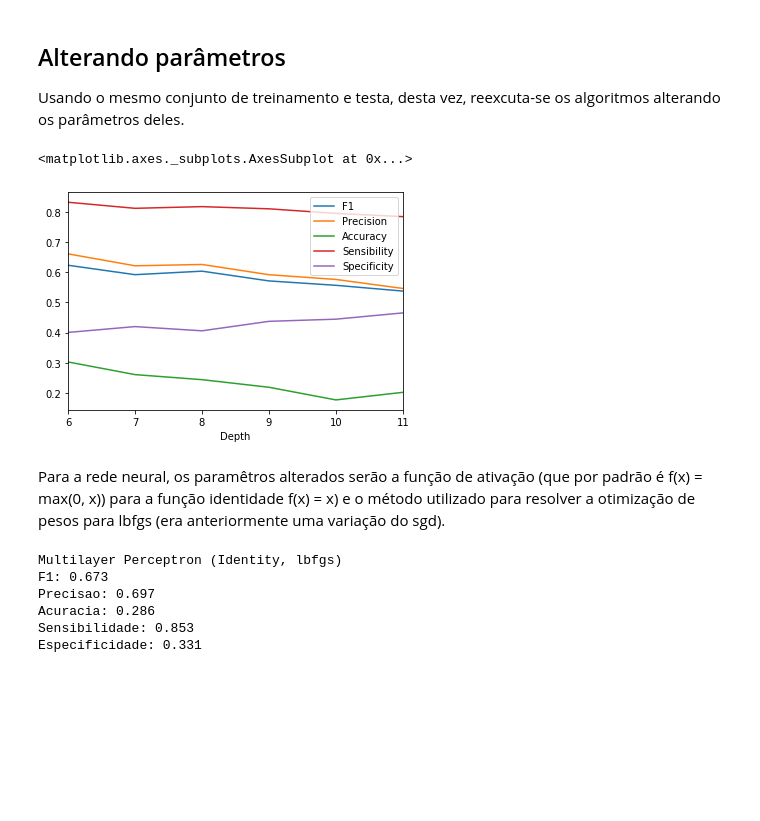
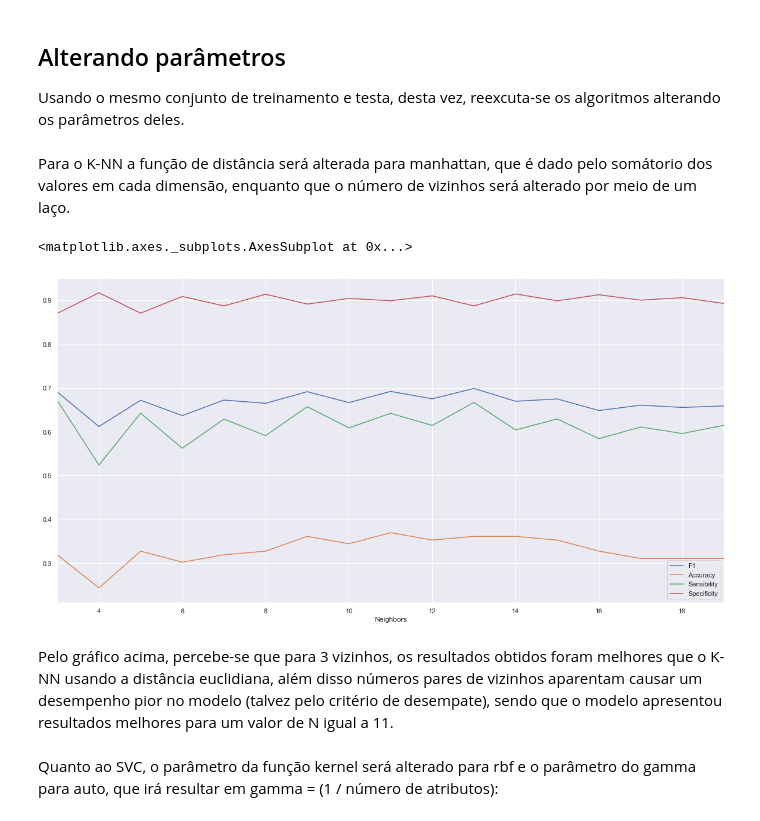
Before and after one commit to DefinitelyNotACactus/AI, a Jupyter notebook: Classification/Q1 - Classification.ipynb, the cells around one changed output. Drawn from its saved outputs; the diff is of its cells as text; code cells hidden in the pictures; blank space fills up the shorter version.

```diff
--- a/Classification/Q1 - Classification.ipynb
+++ b/Classification/Q1 - Classification.ipynb
@@ -307,4 +324,0 @@ O primeiro algoritmo utilizado será a árvore de decisão para classificação:
-# %%
-dtc = tree.DecisionTreeClassifier(random_state = 42)
-dtc.fit(train, trainTarget)
-resultDtc = dtc.predict(test)
@@ -313,4 +324,0 @@ O segundo algoritmo utilizado será a rede neural perceptron multicamadas:
-# %%
-mlp = neural_network.MLPClassifier(max_iter = 1000, random_state = 42)
-mlp.fit(train, trainTarget)
-resultMlp = mlp.predict(test)
@@ -316,0 +329,4 @@ resultMlp = mlp.predict(test)
+# %%
+classifierKnn = multiclass.OneVsRestClassifier(neighbors.KNeighborsClassifier(n_neighbors = 3, p = 2, metric = "minkowski"))
+classifierKnn.fit(train, trainTarget)
+resultKnn = classifierKnn.predict(test)
@@ -317 +339,5 @@ resultMlp = mlp.predict(test)
+# %%
+classifierSvc = multiclass.OneVsRestClassifier(svm.SVC(kernel = 'poly', gamma = 'scale', random_state = 42))
+classifierSvc.fit(train, trainTarget)
+resultSvc = classifierSvc.predict(test)
 # %% [markdown]
@@ -359,46 +446,38 @@ Especificidade: 0.356
 # %% [markdown]
 ## Alterando parâmetros
 Usando o mesmo conjunto de treinamento e testa, desta vez, reexcuta-se os algoritmos alterando os parâmetros deles.
+# %% [markdown]
+Para o K-NN a função de distância será alterada para manhattan, que é dado pelo somátorio dos valores em cada dimensão, enquanto que o número de vizinhos será alterado por meio de um laço.
 # %%
-results_depth = []
+results_neighbors = []
 
-for depth in range(6, 12):
-    dtc2 = tree.DecisionTreeClassifier(criterion = "entropy", max_depth = depth, random_state = 42)
-    dtc2.fit(train, trainTarget)
-    resultDtc2 = dtc2.predict(test)
+for n in range(3, 20):
+    classifierKnn = multiclass.OneVsRestClassifier(neighbors.KNeighborsClassifier(n_neighbors = n, p = 2, metric = "manhattan"))
+    classifierKnn.fit(train, trainTarget)
+    resultKnn = classifierKnn.predict(test)
 
-    matrix = metrics.multilabel_confusion_matrix(testTarget, resultDtc2)
+    matrix = metrics.multilabel_confusion_matrix(testTarget, resultKnn)
     sens = 0
     spec = 0
     for i in range(len(matrix)):
-        [[true_positive, false_positive], [true_negative, false_negative]] = matrix[i]
-        sens += (true_positive / (true_positive + false_positive))
-        spec += (true_negative / (true_negative + false_negative))
+        [[true_negative, false_positive], [false_negative, true_positive]] = matrix[i]
+        sen = (true_positive / (true_positive + false_negative))
+        sp = (true_negative / (true_negative + false_positive))
+        sens += sen
+        spec += sp
 
-    results_depth.append({"Depth": depth,
-                         "F1": metrics.f1_score(testTarget, resultDtc2, average = 'macro'),
-                         "Precision": metrics.precision_score(testTarget, resultDtc2, average = 'macro'),
-                         "Accuracy": metrics.accuracy_score(testTarget, resultDtc2, normalize = True),
+    results_neighbors.append({"Neighbors": n,
+                         "F1": metrics.f1_score(testTarget, resultKnn, average = 'macro'),
+                         "Accuracy": metrics.accuracy_score(testTarget, resultKnn, normalize = True),
                          "Sensibility": sens / len(matrix),
                          "Specificity": spec / len(matrix)})
 
-pd.DataFrame(results_depth).plot.line(x = "Depth",
-                                y = ["F1", "Precision", "Accuracy", "Sensibility", "Specificity"])
+pd.DataFrame(results_neighbors).plot.line(x = "Neighbors",
+                                y = ["F1", "Accuracy", "Sensibility", "Specificity"])
 # %% [output]
 <matplotlib.axes._subplots.AxesSubplot at 0x...>
-[figure, old version]
+[figure, new version]
-# %% [markdown]
-Para a rede neural, os paramêtros alterados serão a função de ativação (que por padrão é f(x) = max(0, x)) para a função identidade f(x) = x) e o método utilizado para resolver a otimização de pesos para lbfgs (era anteriormente uma variação do sgd).
-# %%
-mlp2 = neural_network.MLPClassifier(max_iter = 1000, random_state = 42, activation = 'identity', solver = 'lbfgs')
-mlp2.fit(train, trainTarget)
-resultMlp2 = mlp2.predict(test)
-
-getMetrics(testTarget, resultMlp2, "Multilayer Perceptron (Identity, lbfgs)")
-# %% [output]
-Multilayer Perceptron (Identity, lbfgs)
-F1: 0.673
-Precisao: 0.697
-Acuracia: 0.286
-Sensibilidade: 0.853
-Especificidade: 0.331
+# %% [markdown]
+Pelo gráfico acima, percebe-se que para 3 vizinhos, os resultados obtidos foram melhores que o K-NN usando a distância euclidiana, além disso números pares de vizinhos aparentam causar um desempenho pior no modelo (talvez pelo critério de desempate), sendo que o modelo apresentou resultados melhores para um valor de N igual a 11.
+# %% [markdown]
+Quanto ao SVC, o parâmetro da função kernel será alterado para rbf e o parâmetro do gamma para auto, que irá resultar em gamma = (1 / número de atributos):
```
Also changed, not shown: parts of 25 cells of this notebook.
